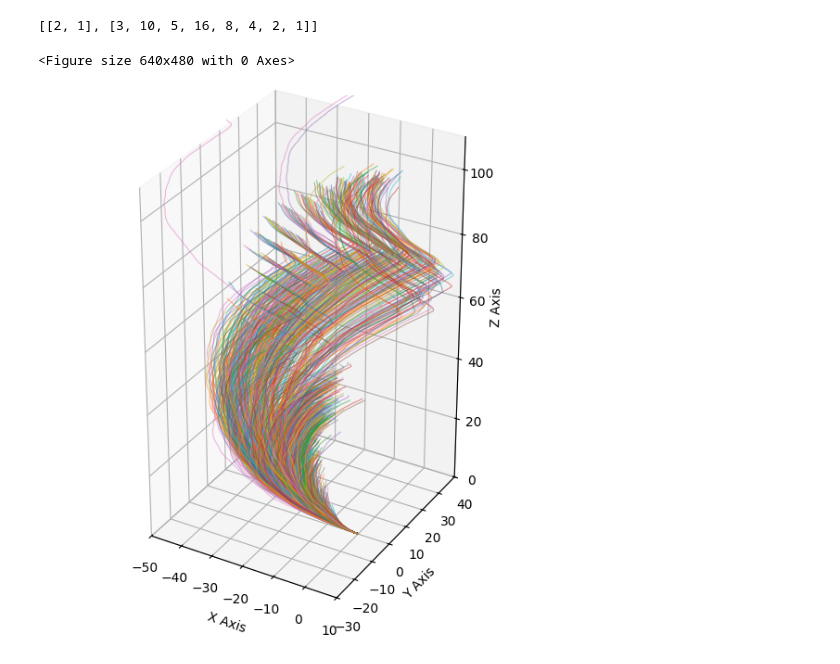
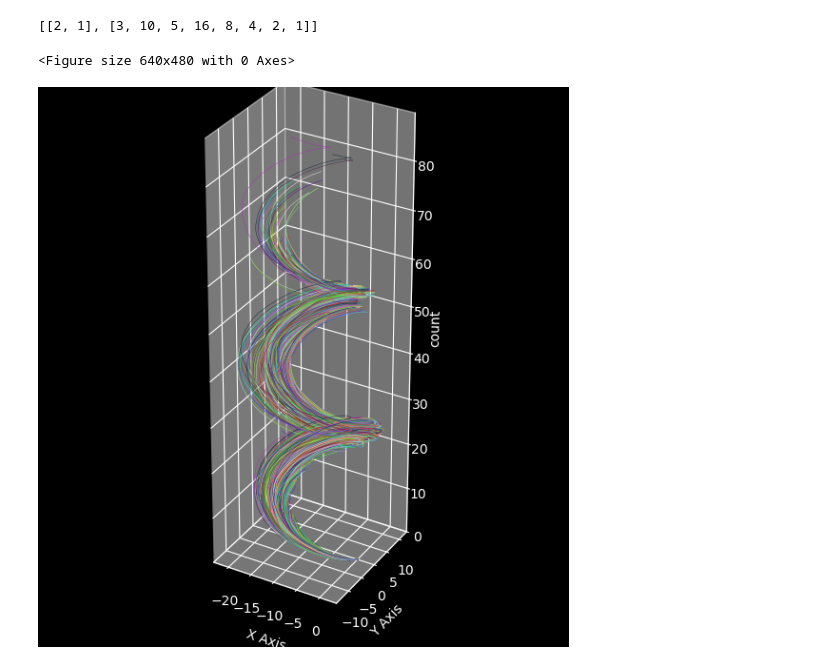
Before and after one commit to TaeKyungg2/collatz-conjecture, a Jupyter notebook: graph_normal_3d.ipynb, the cells around one changed output. Cells and saved outputs as stored; diff of their text form; code cells hidden in the pictures.

```diff
--- a/graph_normal_3d.ipynb
+++ b/graph_normal_3d.ipynb
@@ -24,12 +20,15 @@ def nums_to_point(num):
     dir=pi
     for index,n in enumerate(num,1):
         if n%2==0:
-            dir+=pi/12
+            dir+=pi/18
             x_points.append(x_points[index-1]+sin(dir))
             y_points.append(y_points[index-1]+cos(dir))
         else:
-            dir-=pi/12
+            dir
             x_points.append(x_points[index-1]+sin(dir))
             y_points.append(y_points[index-1]+cos(dir))
-        z_points.append(z_points[index-1]+0.8)
+        z_points.append(z_points[index-1]+0.5)
     return x_points,y_points,z_points
+points=[]
+for line in col_nums:
+    points.append(nums_to_point(line))
@@ -40,27 +35,36 @@ for line in col_nums:
 # %%
 import matplotlib.pyplot as plt
 import matplotlib.cm as cm
 import numpy as np
 from mpl_toolkits.mplot3d import Axes3D
 plt.clf()
-fig = plt.figure(figsize=(7,13))
+plt.style.use("dark_background")
+fig = plt.figure(figsize=(7,7))
 ax = fig.add_subplot(111, projection="3d")
-ax.set_xlim(-50, 10)   # X축 범위
-ax.set_ylim(-30, 40)   # Y축 범위
-ax.set_zlim(0, 110) #Z
+all_x = [x for point in points for x in point[0]]
+all_y = [y for point in points for y in point[1]]
+all_z = [z for point in points for z in point[2]]
+xlim = (min(all_x), max(all_x))
+ylim = (min(all_y), max(all_y))
+zlim = (min(all_z), max(all_z))
+ax.set_xlim(xlim)   # X축 범위
+ax.set_ylim(ylim)   # Y축 범위
+ax.set_zlim(zlim) #Z
 xlim = ax.get_xlim3d()
 ylim = ax.get_ylim3d()
 zlim = ax.get_zlim3d()
 ax.set_xlabel("X Axis")
 ax.set_ylabel("Y Axis")
-ax.set_zlabel("Z Axis")
+ax.set_zlabel("count")
 ax.set_box_aspect([xlim[1]-xlim[0], ylim[1]-ylim[0], zlim[1]-zlim[0]])
 for num in points:
-    color=cm.tab10(np.random.randint(0, 10))
-    ax.plot(num[0],num[1],num[2],color=color,alpha=0.5,lw=0.8)
-plt.savefig("graph/3d_1k.svg")
-plt.savefig("graph/3d_1k.png")
+    #color=cm.cividis(np.random.rand())
+    color=np.random.rand(4,)
+    ax.plot(num[0],num[1],num[2],color=color,alpha=0.7,lw=0.5)
+filename="3d_colors"
+plt.savefig("graph/"+filename+".svg")
+plt.savefig("graph/"+filename+".png")
 plt.show()
 # %% [output]
 <Figure size 640x480 with 0 Axes>
-[figure, old version]
+[figure, new version]
```
Also changed, not shown: parts of 3 cells of this notebook, 59 other files.
